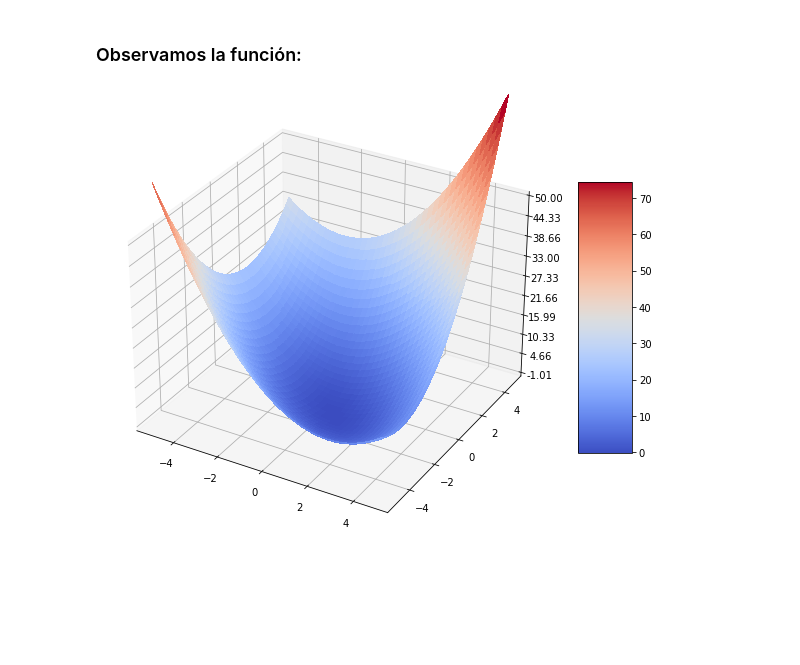
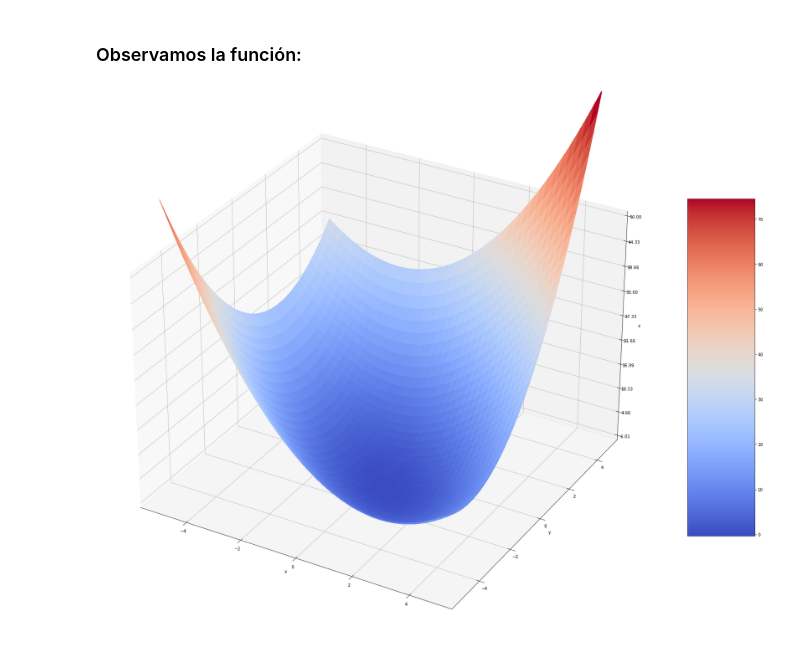
Before and after one commit to GZabalaG/AIMaster, a Jupyter notebook: Math for AI/Ejercicios_evaluables.ipynb, the cells around one changed output. Drawn from its saved outputs; the diff is of its cells as text; code cells hidden in the pictures; blank space fills up the shorter version.

```diff
--- a/Math for AI/Ejercicios_evaluables.ipynb
+++ b/Math for AI/Ejercicios_evaluables.ipynb
@@ -233,28 +232,35 @@ Derivadas parciales:  2*x + y   x + 2*y + 2
 # %% [markdown]
 ### Observamos la función:
 # %%
-fig, ax = plt.subplots(subplot_kw={"projection": "3d"}, figsize = (10, 10))
+#Figura 3D
+fig, ax = plt.subplots(subplot_kw={"projection": "3d"}, figsize = (30, 30))
 
-# Make data.
+# Meshgrid para representar Z
 X = np.arange(-5, 5, 0.25)
 Y = np.arange(-5, 5, 0.25)
 X, Y = np.meshgrid(X, Y)
 Z = X**2 + Y**2 + X*Y + 2*Y + 1
 
-# Plot the surface.
-surf = ax.plot_surface(X, Y, Z, cmap=cm.coolwarm,
-                       linewidth=0, antialiased=False)
+# Representamos la superficie Z
+surf = ax.plot_surface(
+    X, Y, Z,
+    cmap = cm.coolwarm,
+    linewidth = 0, antialiased = False)
 
-# Customize the z axis.
+# Propiedades de los ejes
 ax.set_zlim(-1.01, 50)
+ax.set_zlabel('z')
 ax.zaxis.set_major_locator(LinearLocator(10))
-# A StrMethodFormatter is used automatically
 ax.zaxis.set_major_formatter('{x:.02f}')
 
-# Add a color bar which maps values to colors.
+ax.set_xlabel('x')
+
+ax.set_ylabel('y')
+
+# Colorbar
 fig.colorbar(surf, shrink=0.5, aspect=5)
 
 plt.show()
 # %% [output]
-[figure, old version]
+[figure, new version]
 # %%
```
Also changed, not shown: parts of 8 cells of this notebook, 1 other file.
